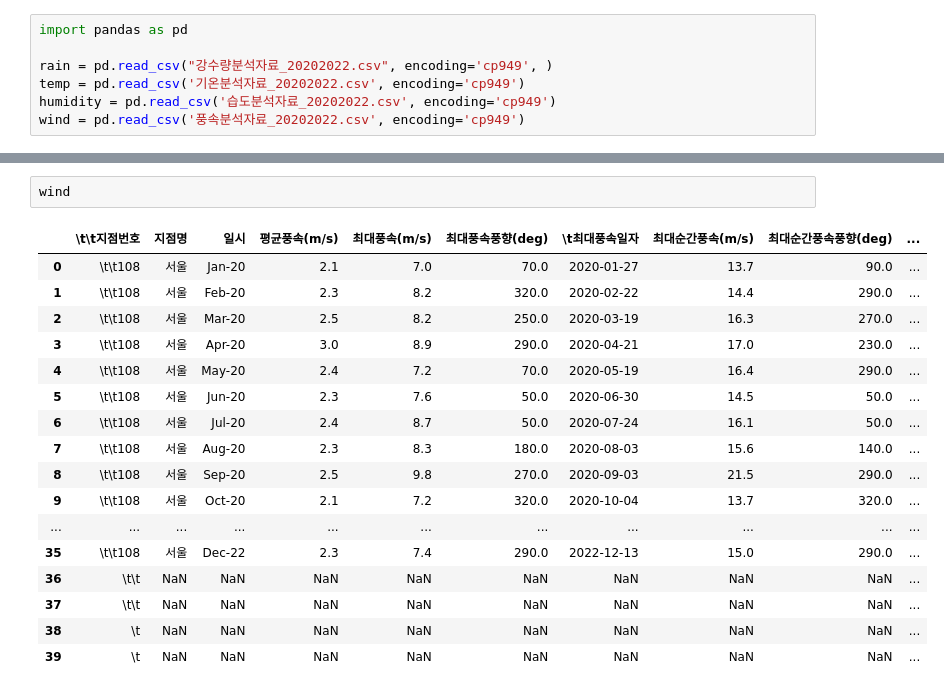
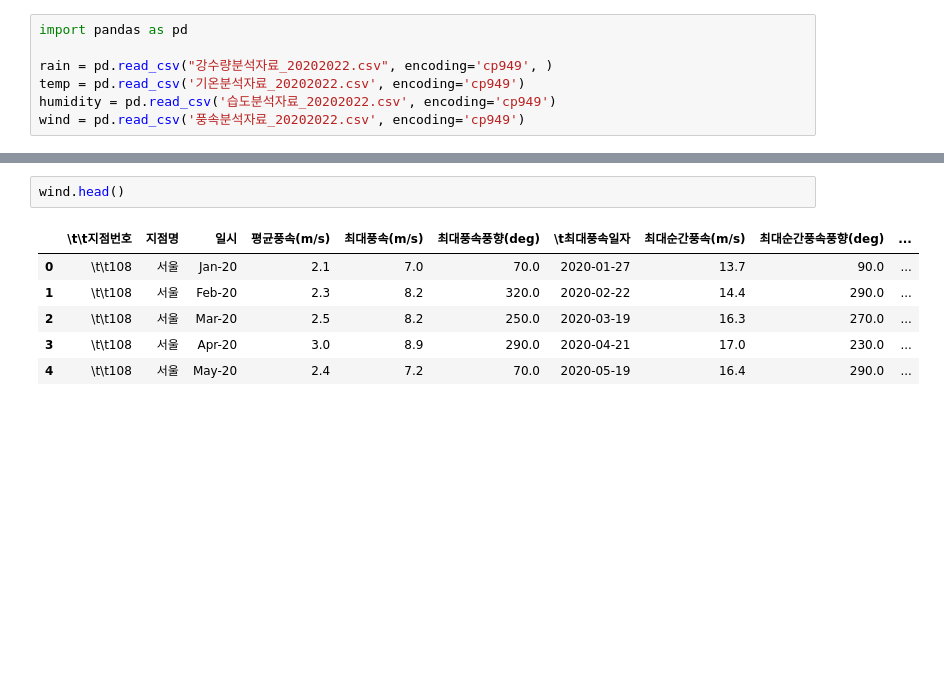
Before and after one commit to BanSugyeong/Crime-Alert-Service, a Jupyter notebook: machine learning/weather/weather.ipynb, the cells around one changed output, grey strips where cells are left out. Saved outputs shown, nothing was run; the diff lists cells and outputs as text; blank space fills up the shorter version.

```diff
--- a/machine learning/weather/weather.ipynb
+++ b/machine learning/weather/weather.ipynb
@@ -68,22 +35,11 @@ humidity
 # %%
-wind
+wind.head()
 # %% [output]
 |  | \t\t지점번호 | 지점명 | 일시 | 평균풍속(m/s) | 최대풍속(m/s) | 최대풍속풍향(deg) | \t최대풍속일자 | 최대순간풍속(m/s) | 최대순간풍속풍향(deg) | ... |
 | 0 | \t\t108 | 서울 | Jan-20 | 2.1 | 7.0 | 70.0 | 2020-01-27 | 13.7 | 90.0 | ... |
 | 1 | \t\t108 | 서울 | Feb-20 | 2.3 | 8.2 | 320.0 | 2020-02-22 | 14.4 | 290.0 | ... |
 | 2 | \t\t108 | 서울 | Mar-20 | 2.5 | 8.2 | 250.0 | 2020-03-19 | 16.3 | 270.0 | ... |
 | 3 | \t\t108 | 서울 | Apr-20 | 3.0 | 8.9 | 290.0 | 2020-04-21 | 17.0 | 230.0 | ... |
 | 4 | \t\t108 | 서울 | May-20 | 2.4 | 7.2 | 70.0 | 2020-05-19 | 16.4 | 290.0 | ... |
-| 5 | \t\t108 | 서울 | Jun-20 | 2.3 | 7.6 | 50.0 | 2020-06-30 | 14.5 | 50.0 | ... |
-| 6 | \t\t108 | 서울 | Jul-20 | 2.4 | 8.7 | 50.0 | 2020-07-24 | 16.1 | 50.0 | ... |
-| 7 | \t\t108 | 서울 | Aug-20 | 2.3 | 8.3 | 180.0 | 2020-08-03 | 15.6 | 140.0 | ... |
-| 8 | \t\t108 | 서울 | Sep-20 | 2.5 | 9.8 | 270.0 | 2020-09-03 | 21.5 | 290.0 | ... |
-| 9 | \t\t108 | 서울 | Oct-20 | 2.1 | 7.2 | 320.0 | 2020-10-04 | 13.7 | 320.0 | ... |
-| ... | ... | ... | ... | ... | ... | ... | ... | ... | ... | ... |
-| 35 | \t\t108 | 서울 | Dec-22 | 2.3 | 7.4 | 290.0 | 2022-12-13 | 15.0 | 290.0 | ... |
-| 36 | \t\t | NaN | NaN | NaN | NaN | NaN | NaN | NaN | NaN | ... |
-| 37 | \t\t | NaN | NaN | NaN | NaN | NaN | NaN | NaN | NaN | ... |
-| 38 | \t | NaN | NaN | NaN | NaN | NaN | NaN | NaN | NaN | ... |
-| 39 | \t | NaN | NaN | NaN | NaN | NaN | NaN | NaN | NaN | ... |
 # %%
 # 데이터에서 필요한 칼럼만 가져오기
```
Also changed, not shown: parts of 8 cells of this notebook, 2 other files.
